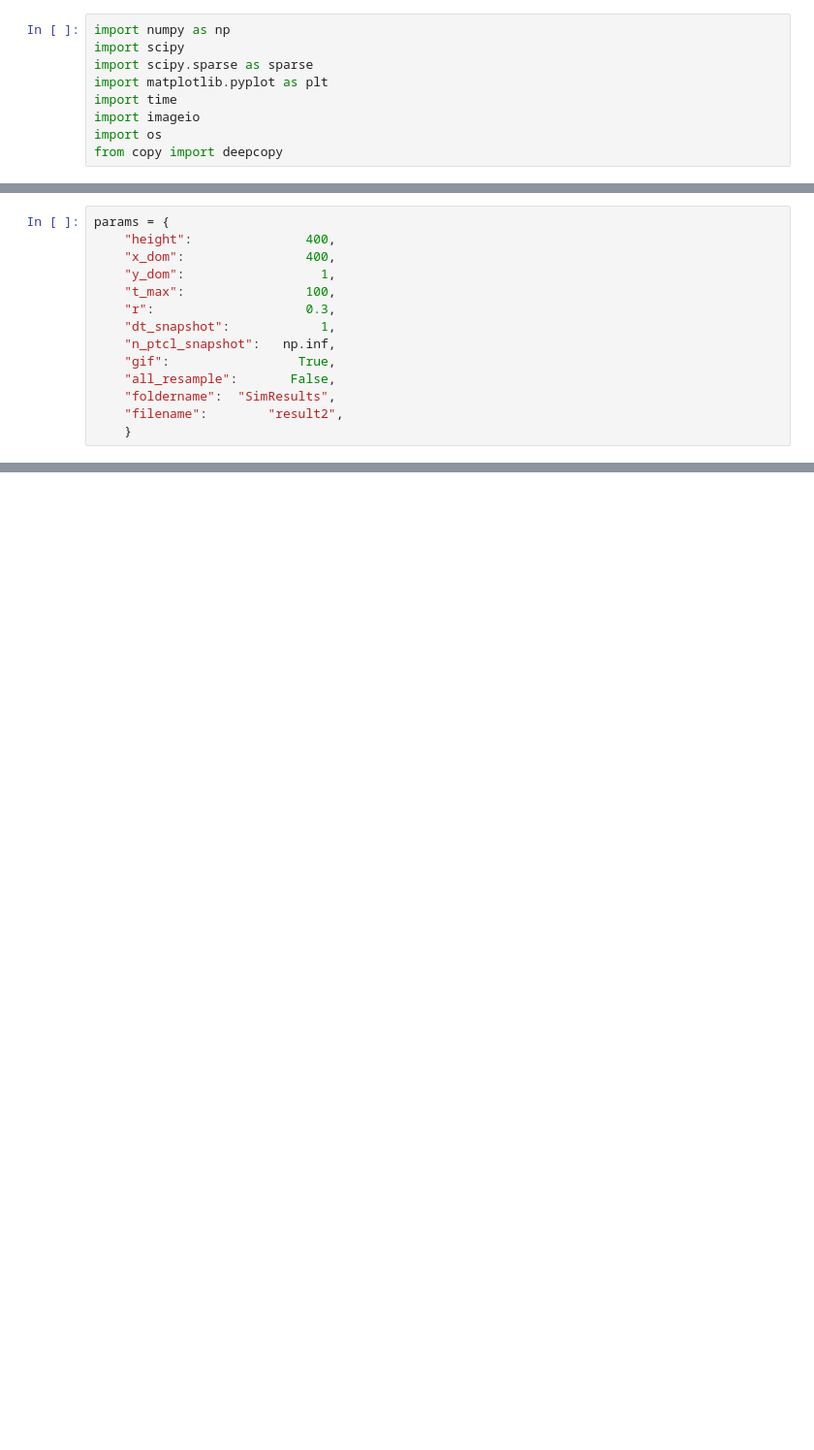
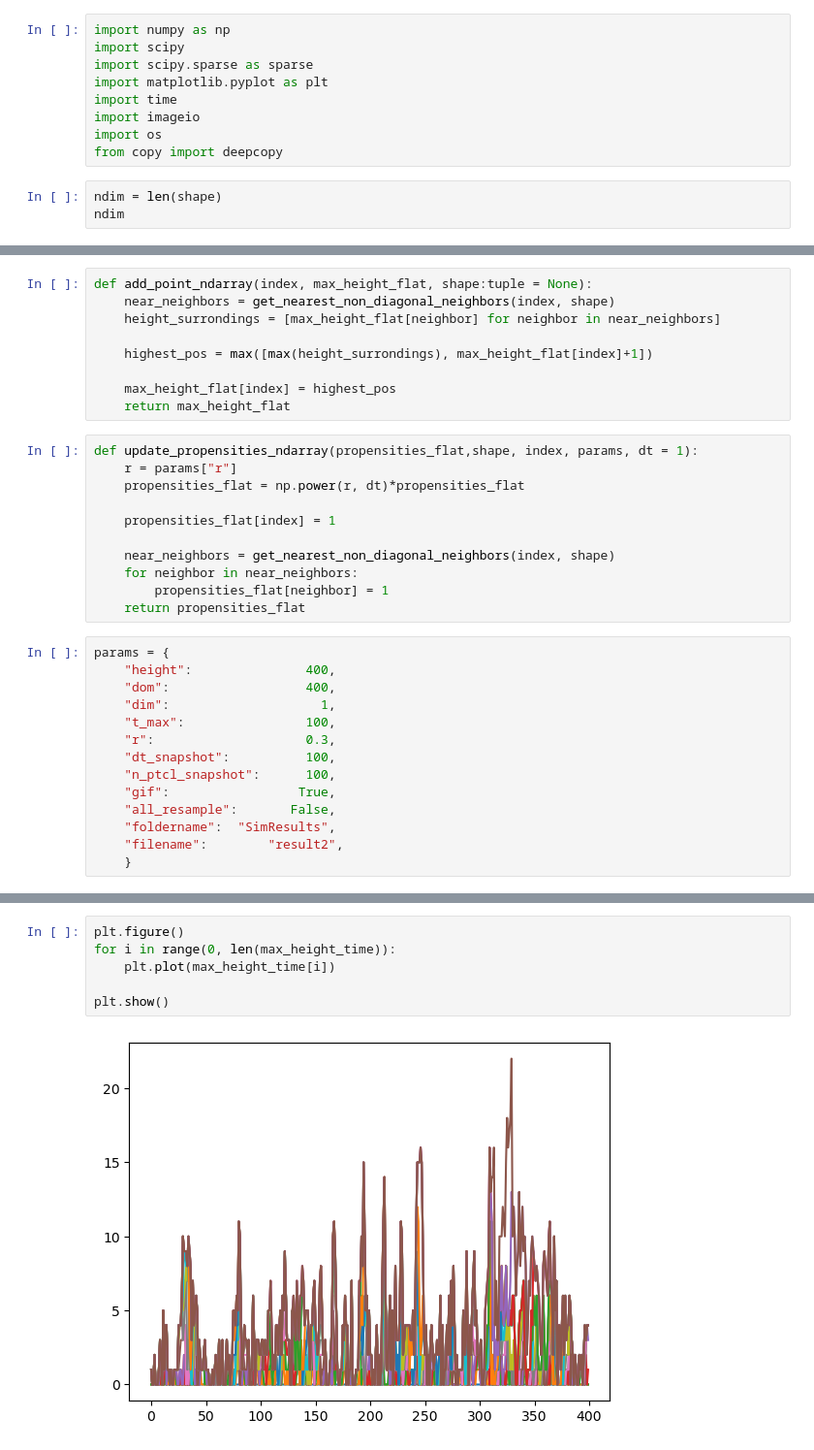
Before and after one commit to zhizhang1445/Project5, a Jupyter notebook: Zhi/scrapNotebook.ipynb, the cells around one changed output, grey strips where cells are left out. Shown at 97% size. Saved outputs shown, nothing was run; the diff lists cells and outputs as text; blank space fills up the shorter version.

```diff
--- a/Zhi/scrapNotebook.ipynb
+++ b/Zhi/scrapNotebook.ipynb
@@ -7,3 +7,6 @@ import time
 import imageio
 import os
 from copy import deepcopy
+# %%
+ndim = len(shape)
+ndim
@@ -10,12 +57,32 @@ from copy import deepcopy
+# %%
+def add_point_ndarray(index, max_height_flat, shape:tuple = None):
+    near_neighbors = get_nearest_non_diagonal_neighbors(index, shape)
+    height_surrondings = [max_height_flat[neighbor] for neighbor in near_neighbors]
+
+    highest_pos = max([max(height_surrondings), max_height_flat[index]+1])
+
+    max_height_flat[index] = highest_pos
+    return max_height_flat
+# %%
+def update_propensities_ndarray(propensities_flat,shape, index, params, dt = 1):
+    r = params["r"]
+    propensities_flat = np.power(r, dt)*propensities_flat
+
+    propensities_flat[index] = 1
+
+    near_neighbors = get_nearest_non_diagonal_neighbors(index, shape)
+    for neighbor in near_neighbors:
+        propensities_flat[neighbor] = 1
+    return propensities_flat
 # %%
 params = {
     "height":               400,
-    "x_dom":                400,
-    "y_dom":                  1,
+    "dom":                  400,
+    "dim":                    1,
     "t_max":                100,
     "r":                    0.3,
-    "dt_snapshot":            1,
-    "n_ptcl_snapshot":   np.inf,
+    "dt_snapshot":          100,
+    "n_ptcl_snapshot":      100,
     "gif":                 True,
     "all_resample":       False,
     "foldername":  "SimResults",
@@ -108,0 +151,8 @@ def main(params):
+# %%
+plt.figure()
+for i in range(0, len(max_height_time)):
+    plt.plot(max_height_time[i])
+
+plt.show()
+# %% [output]
+[figure, added]
```
Also changed, not shown: parts of 3 cells of this notebook, 1 other file.
